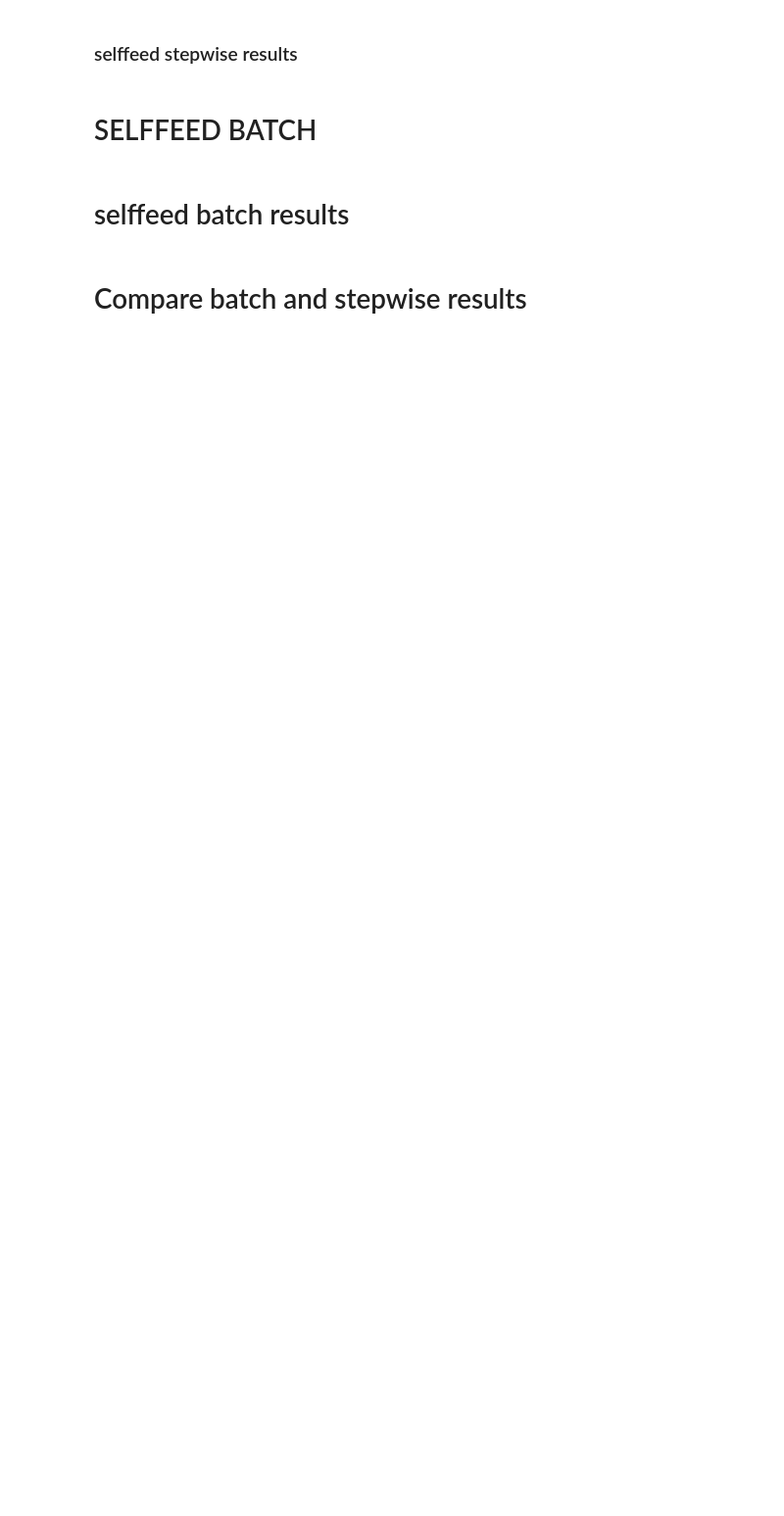
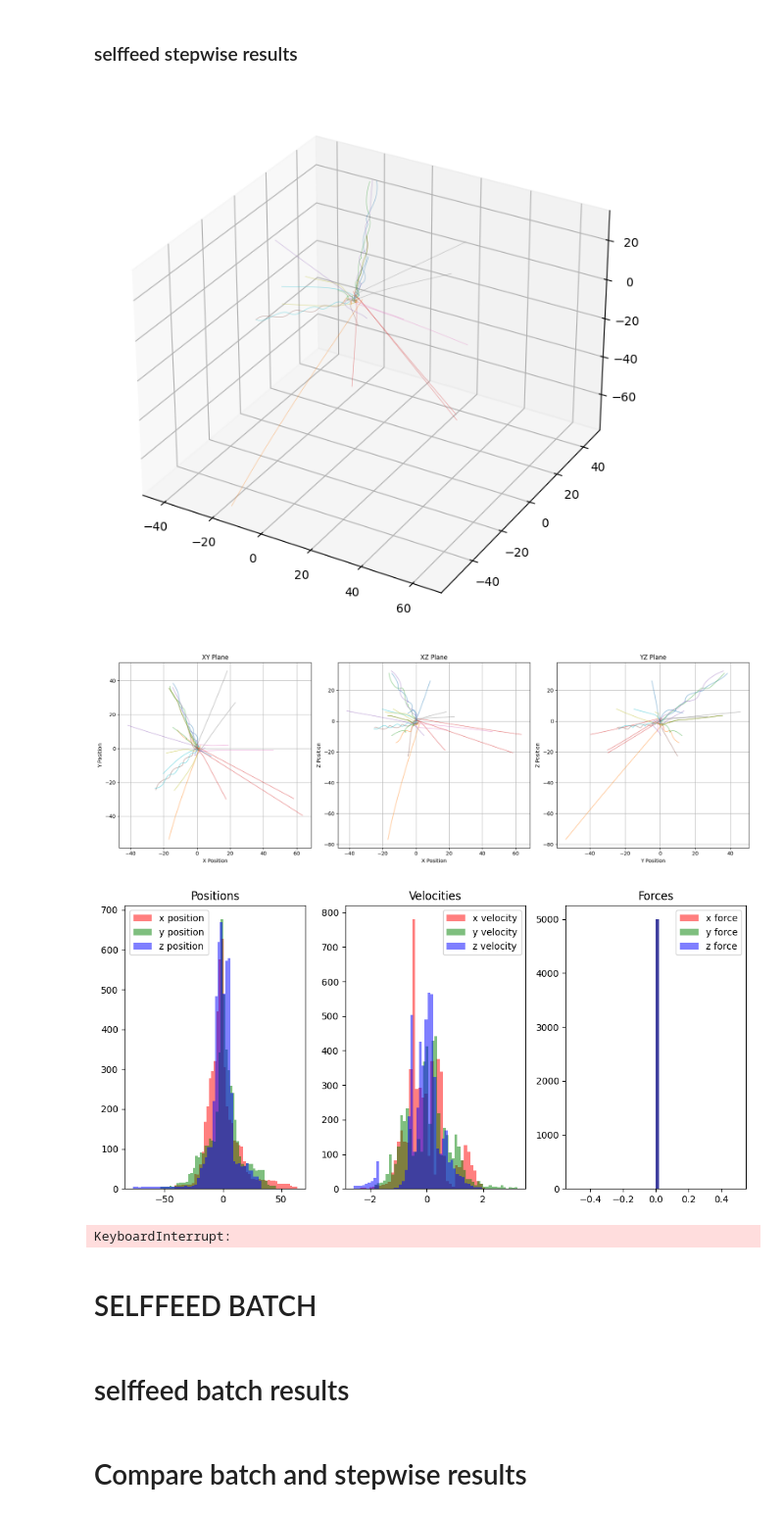
Before and after one commit to TheMightiestCarrot/n_body_approx, a Jupyter notebook: SEGNN_n_body_self_feed.ipynb, the cells around one changed output. Shown at 98% size. Drawn from its saved outputs; the diff is of its cells as text; code cells hidden in the pictures; blank space fills up the shorter version.

```diff
--- a/SEGNN_n_body_self_feed.ipynb
+++ b/SEGNN_n_body_self_feed.ipynb
@@ -66,13 +69,16 @@ dataset_train.simulation.interactive_trajectory_plot_all_particles_3d(batch_targ
 # %% [markdown]
 # SELFFEED STEPWISE (len jedna simulacia, nie batch simulacii)
 # %%
-sim_indices = (i for i in range(3))
-steps = 100
+sim_indices = (i for i in range(5))
+steps = 200
 
-self_feed_simulations_pos, self_feed_simulations_model_output = segnn_utils.self_feed_stepwise_prediction(model,
-                                                                                                          dataset_train.data,
-                                                                                                          dataset_train.simulation,
-                                                                                                          args, device,
-                                                                                                          simulation_indices=sim_indices,
-                                                                                                          steps=steps)
+importlib.reload(segnn_utils)
+
+self_feed_pos, self_feed_vel, self_feed_force = segnn_utils.self_feed_stepwise_prediction(
+    model,
+    dataset_train.data,
+    dataset_train.simulation,
+    args, device,
+    simulation_indices=sim_indices,
+    steps=steps)
 # %% [output]
@@ -93,0 +92,17 @@ dataset_train.simulation.interactive_trajectory_plot_all_particles_3d(self_feed_
+# %%
+%matplotlib inline
+# I suppose this is useless but if anyone wanted to see the actual data
+dataset_train.plot_trajectories_static(self_feed_pos, max_sims=100)
+# also in 2d
+dataset_train.plot_trajectories_static_3D_to_2D(self_feed_pos, max_sims=100)
+
+# plot distribution of all simulations
+dataset_train.plot_histograms(self_feed_pos, self_feed_vel, self_feed_force, bins=50)
+
+# also plot distribution of differences
+dataset_train.plot_differences(self_feed_pos, self_feed_vel, step=2, bins=100)
+# %% [output]
+[figure, added]
+[figure, added]
+[figure, added]
+KeyboardInterrupt:
```
Also changed, not shown: parts of 14 cells of this notebook, 5 other files.
